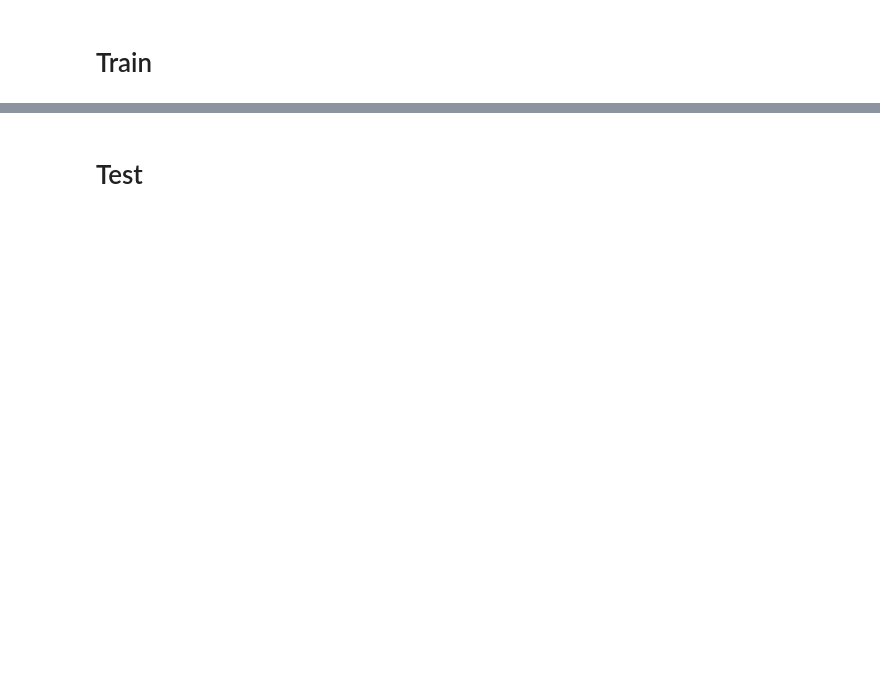
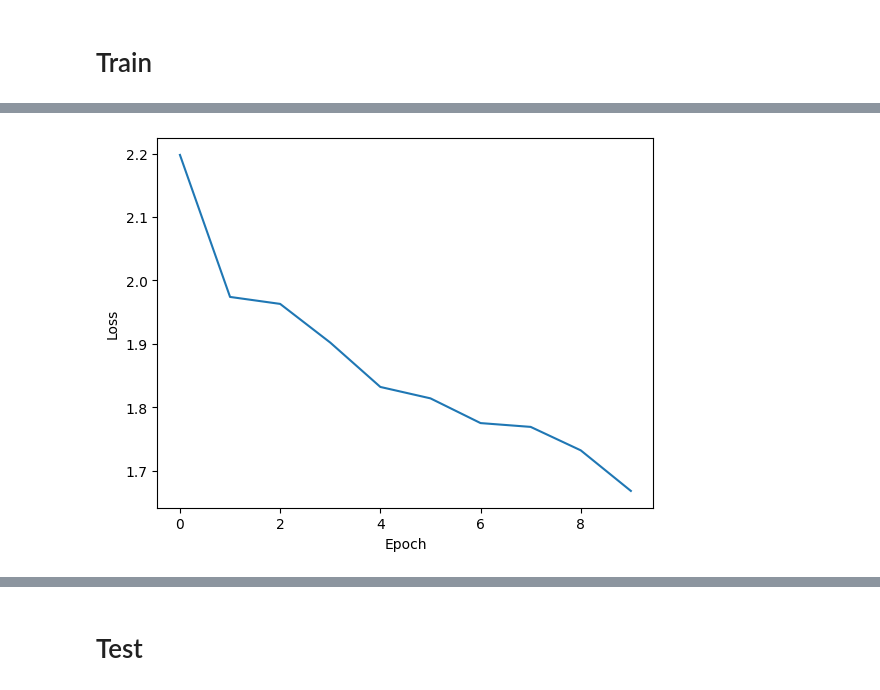
Before and after one commit to VAMPIREONETWO/Music-Genre-Classification, a Jupyter notebook: ColabTests/ResNet18TestColab.ipynb, the cells around one changed output, grey strips where cells are left out. Drawn from its saved outputs; the diff is of its cells as text; code cells hidden in the pictures; blank space fills up the shorter version.

```diff
--- a/ColabTests/ResNet18TestColab.ipynb
+++ b/ColabTests/ResNet18TestColab.ipynb
@@ -17,7 +173,7 @@ torch.cuda.set_per_process_memory_fraction(0.625)
 # %% [markdown]
 # Read Data
 # %%
-root = '../Data/genres_original'
+root = '/content/drive/MyDrive/why/genres_original' # Change according path storing data
 genres = os.listdir(root)
 x = []
 y = []
@@ -33,5 +189,5 @@ for genre in genres:
         length.append(len(signal))
         y.append(genres.index(genre))
 min_length = min(length)
-print("finsh reading data")
+print("Finsh reading data")
 # %% [output]
@@ -84,8 +332,8 @@ finish creating dataloaders
 model = ResNet18(10,pre_filter_size=3,in_channels=1)
 model.cuda()
 loss_function = nn.CrossEntropyLoss()
-opt = Adam(model.parameters(), lr=0.01)
-summary(model,[(16,1,x.shape[2],x.shape[3])])
+opt = Adam(model.parameters(), lr=0.001)
+summary(model,[(batch_size,1,x.shape[2],x.shape[3])])
 # %% [output]
 ==========================================================================================
 Layer (type:depth-idx)                   Output Shape              Param #
@@ -169,0 +357,4 @@ finish training
+# %%
+epoch = 10
+history = train(model,loss_function,opt,dataloaders_train,dataloaders_valid,k,epoch=epoch)
+print("finish training")
@@ -169,0 +379,7 @@ finish training
+# %%
+plt.plot(range(epoch),history['loss'])
+plt.xlabel('Epoch')
+plt.ylabel('Loss')
+plt.show()
+# %% [output]
+[figure, added]
```
Also changed, not shown: parts of 21 cells of this notebook, 2 other files.
